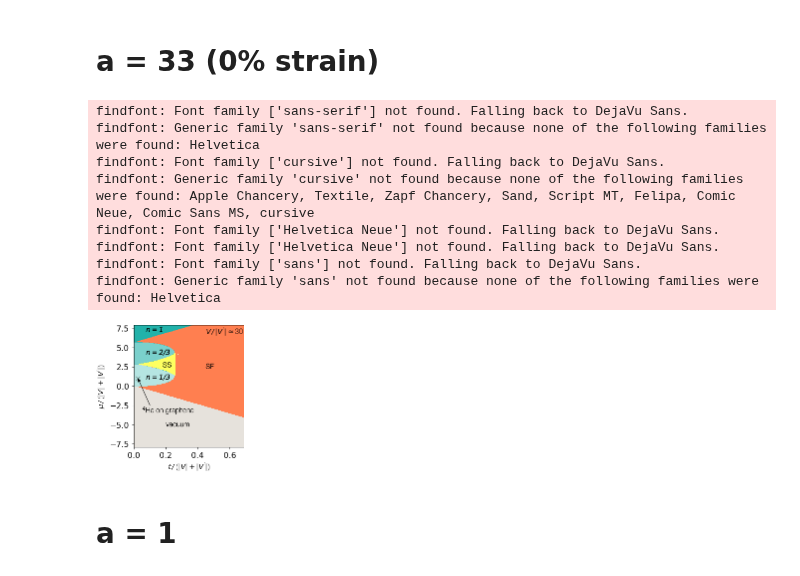
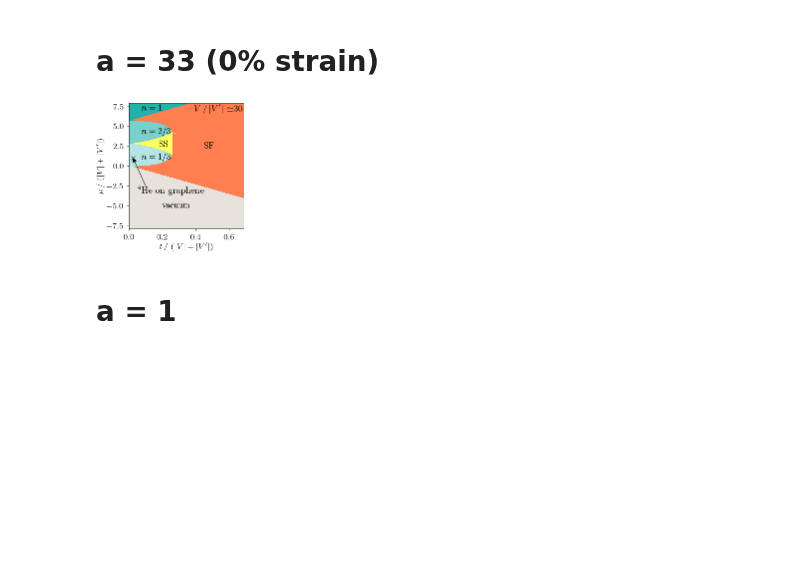
Before and after one commit to DelMaestroGroup/papers-code-Superfluid4HeStrainGraphene, a Jupyter notebook: src/MeanField_python-2022.ipynb, the cells around one changed output. Saved outputs shown, nothing was run; the diff lists cells and outputs as text; code cells hidden in the pictures; blank space fills up the shorter version.

Commit message:
Font changed

```diff
--- a/src/MeanField_python-2022.ipynb
+++ b/src/MeanField_python-2022.ipynb
@@ -20,9 +20,9 @@ import matplotlib.patheffects as path_effects
 %config InlineBackend.figure_format = 'retina'
 # %%
 ### plot style
-plot_style = {'notebook':'../include/notebook.mplstyle','sans':'../include/sans_NC.mplstyle'}
+plot_style = {'notebook':'../include/notebook.mplstyle','sans':'../include/sans_NC.mplstyle', 'aps':'../include/aps.mplstyle'}
 plt.style.reload_library()
-plt.style.use(plot_style['sans'])
+plt.style.use(plot_style['aps'])
 figsize = plt.rcParams['figure.figsize']
 
 colors = plt.rcParams['axes.prop_cycle'].by_key()['color']
@@ -378,30 +376,22 @@ data_pd_revised30 = substitutor(data_pd['a=30'], ss_data30_set)
 data_pd_revised1 = substitutor(data_pd['a=1'], ss_data1_set)
 # %%
 plt.style.reload_library()
-with plt.style.context(plot_style['sans']):
+with plt.style.context(plot_style['aps']):
 
     fig,ax = plt.subplots(1,1,figsize=(figsize[1],figsize[1]),constrained_layout=True)
-    dgutils.fonts.set_custom_font(font_path)
+#     dgutils.fonts.set_custom_font(font_path)
 
     labels=['vacuum','SF',r'$n=1/3$',r'$n=2/3$',r'$n=1$','SS']
     label_loc = [[0.2,-5],[0.45,2.5],[0.075,1.1],[0.075,4.3],[0.075,7.25],[0.18,2.7]]
     [t_current,V_current,Vp_current] = data_pd_revised30[-3:]
     tloc = t_current/(np.abs(V_current) + np.abs(Vp_current))
     muloc = 1
     ax = ab_pdmaker(ax,*data_pd_revised30[:-3], 30,
                    locate_system=[tloc,muloc,'a'],
                    labels=labels,label_loc=label_loc)
 #    fig.savefig('../figures/MFpd_delta_0.00.pdf')
 # %% [output]
-findfont: Font family ['sans-serif'] not found. Falling back to DejaVu Sans.
-findfont: Generic family 'sans-serif' not found because none of the following families were found: Helvetica
-findfont: Font family ['cursive'] not found. Falling back to DejaVu Sans.
-findfont: Generic family 'cursive' not found because none of the following families were found: Apple Chancery, Textile, Zapf Chancery, Sand, Script MT, Felipa, Comic Neue, Comic Sans MS, cursive
-findfont: Font family ['Helvetica Neue'] not found. Falling back to DejaVu Sans.
-findfont: Font family ['Helvetica Neue'] not found. Falling back to DejaVu Sans.
-findfont: Font family ['sans'] not found. Falling back to DejaVu Sans.
-findfont: Generic family 'sans' not found because none of the following families were found: Helvetica
-[figure, old version]
+[figure, new version]
 # %% [markdown]
 # a = 1
 # %% [markdown]
```
Also changed, not shown: parts of 9 cells of this notebook, 3 other files.
